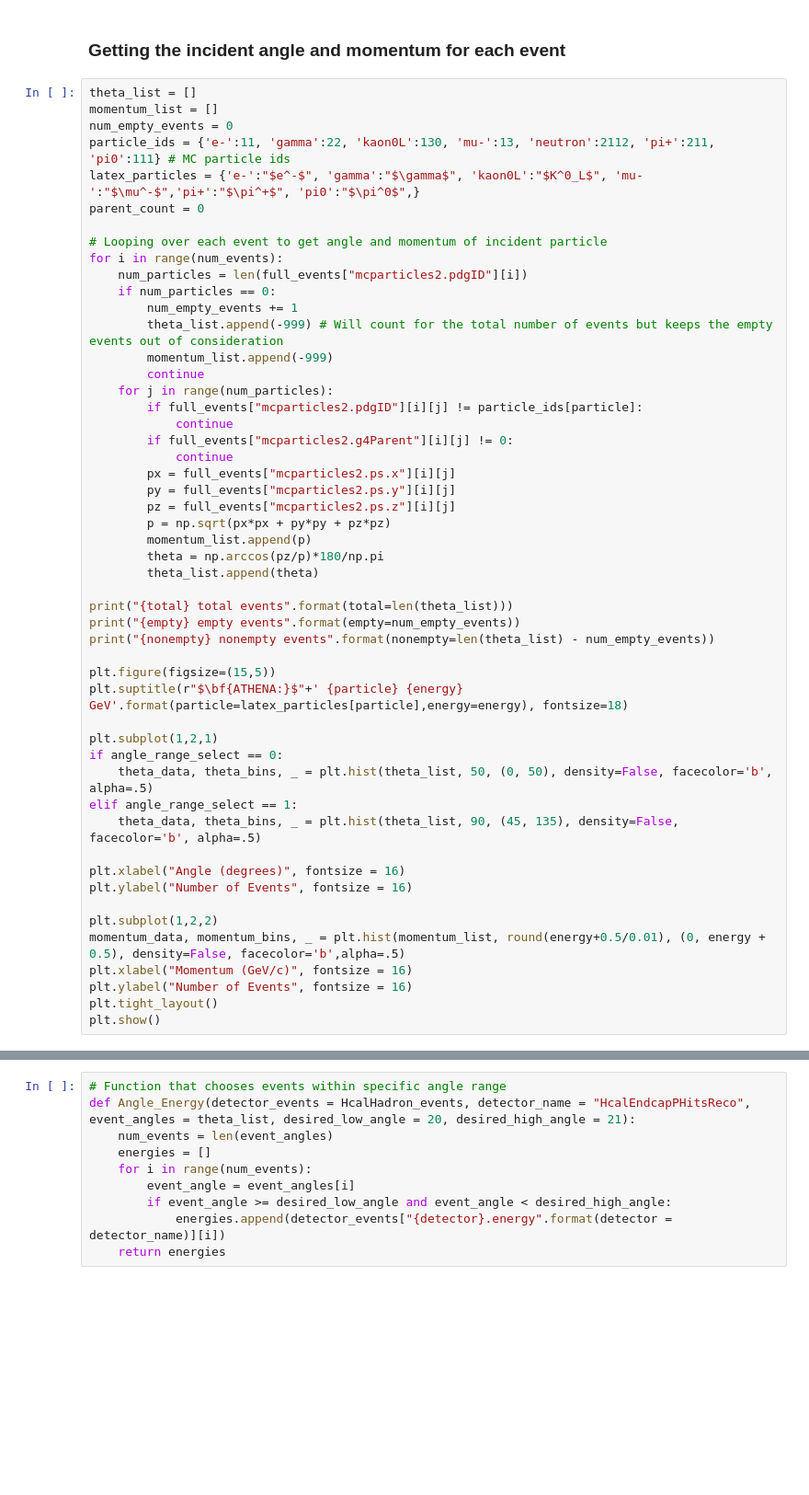
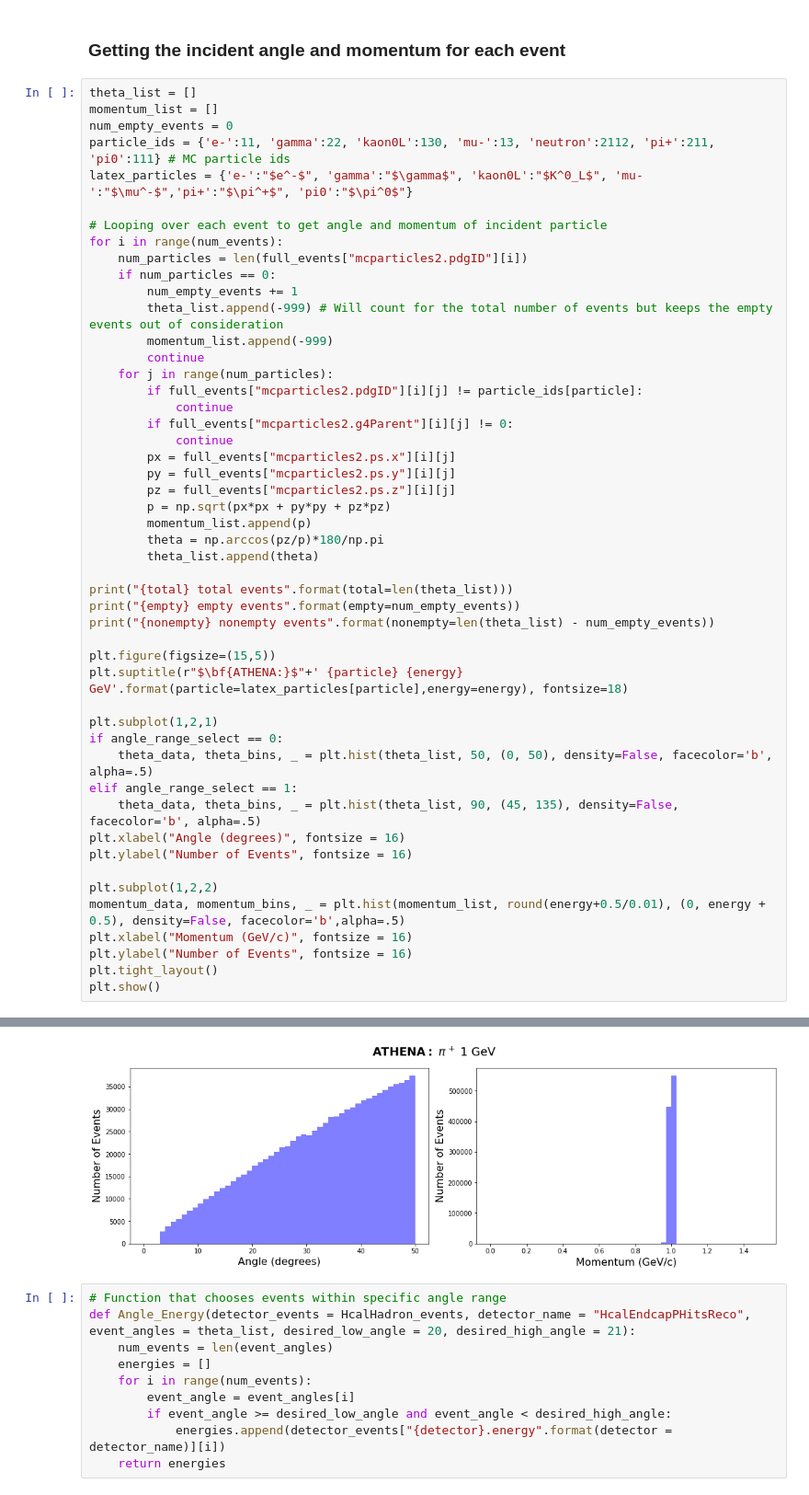
Before and after one commit to rymilton/ATHENA, a Jupyter notebook: SingleParticle.ipynb, the cells around one changed output, grey strips where cells are left out. Shown: that part at 92% size. Drawn from its saved outputs; the diff is of its cells as text; blank space fills up the shorter version.

```diff
--- a/SingleParticle.ipynb
+++ b/SingleParticle.ipynb
@@ -66,8 +70,7 @@ theta_list = []
 momentum_list = []
 num_empty_events = 0
 particle_ids = {'e-':11, 'gamma':22, 'kaon0L':130, 'mu-':13, 'neutron':2112, 'pi+':211, 'pi0':111} # MC particle ids
-latex_particles = {'e-':"$e^-$", 'gamma':"$\gamma$", 'kaon0L':"$K^0_L$", 'mu-':"$\mu^-$",'pi+':"$\pi^+$", 'pi0':"$\pi^0$",}
-parent_count = 0
+latex_particles = {'e-':"$e^-$", 'gamma':"$\gamma$", 'kaon0L':"$K^0_L$", 'mu-':"$\mu^-$",'pi+':"$\pi^+$", 'pi0':"$\pi^0$"}
 
 # Looping over each event to get angle and momentum of incident particle
 for i in range(num_events):
@@ -102,7 +105,6 @@ if angle_range_select == 0:
     theta_data, theta_bins, _ = plt.hist(theta_list, 50, (0, 50), density=False, facecolor='b', alpha=.5)
 elif angle_range_select == 1:
     theta_data, theta_bins, _ = plt.hist(theta_list, 90, (45, 135), density=False, facecolor='b', alpha=.5)
-
 plt.xlabel("Angle (degrees)", fontsize = 16)
 plt.ylabel("Number of Events", fontsize = 16)
 
@@ -112,3 +114,4 @@ plt.xlabel("Momentum (GeV/c)", fontsize = 16)
 plt.ylabel("Number of Events", fontsize = 16)
 plt.tight_layout()
 plt.show()
+# %% [output]
@@ -115,3 +121,4 @@ plt.show()
+[figure, added]
 # %%
 # Function that chooses events within specific angle range
 def Angle_Energy(detector_events = HcalHadron_events, detector_name = "HcalEndcapPHitsReco", event_angles = theta_list, desired_low_angle = 20, desired_high_angle = 21):
```
Also changed, not shown: parts of 6 cells of this notebook.
